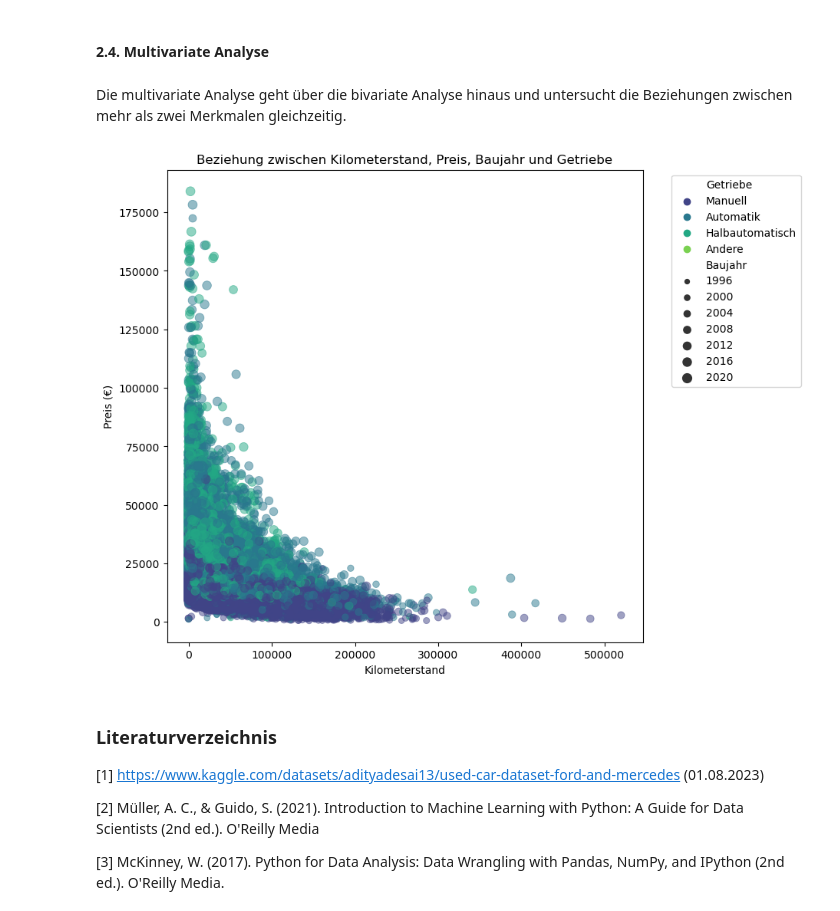
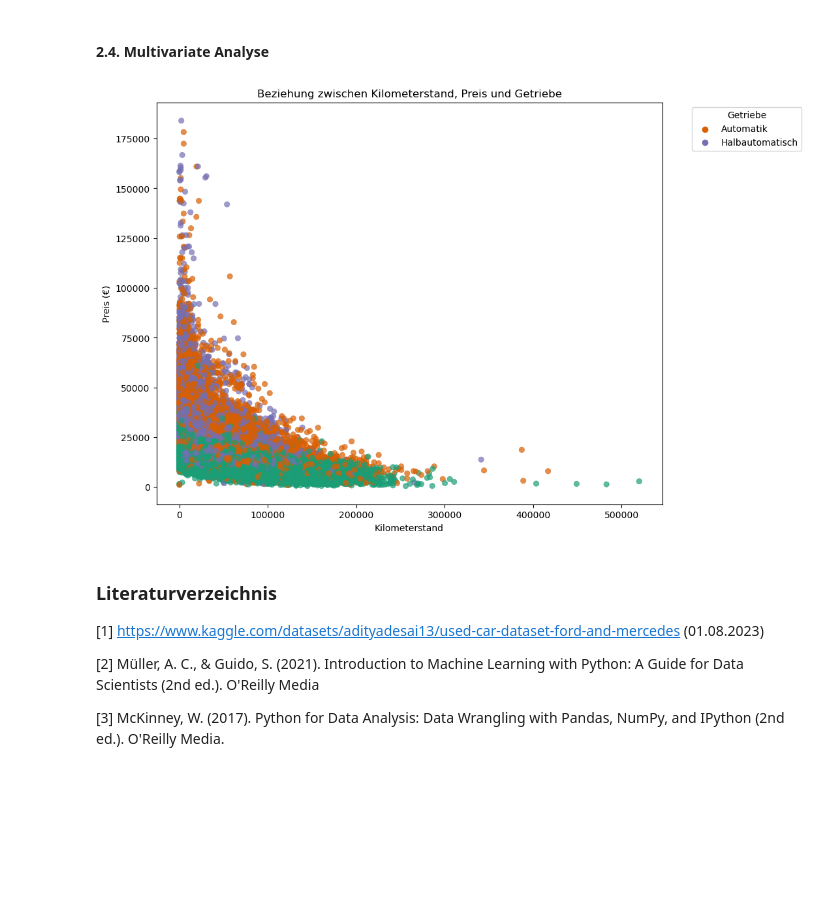
Before and after one commit to ONURYI/ML-Projekt---Gebrauchtwagen-Preisprognose, a Jupyter notebook: notebooks/Gesamtprojekt.ipynb, the cells around one changed output. Drawn from its saved outputs; the diff is of its cells as text; code cells hidden in the pictures; blank space fills up the shorter version.

```diff
--- a/notebooks/Gesamtprojekt.ipynb
+++ b/notebooks/Gesamtprojekt.ipynb
@@ -114,7 +112,7 @@ file_paths = [
     '../data/audi.csv',
     '../data/bmw.csv',
     '../data/ford.csv',
-    '../data/hyundi.csv',
+    '../data/hyundai.csv',
     '../data/mercedes.csv',
     '../data/skoda.csv',
     '../data/toyota.csv',
@@ -292,6 +290,11 @@ string_columns = ['Marke', 'Modell', 'Getriebe', 'Kraftstoffart']
 
 # Leerzeichen in den ausgewählten Spalten entfernen
 df[string_columns] = df[string_columns].apply(lambda x: x.str.replace(" ", ""))
+# %%
+# Entfernen der unerwünschten Ausprägungen in 'Getriebe' und 'Kraftstoffart'
+df = df[(df['Getriebe'] != 'Andere') &
+                 (df['Kraftstoffart'] != 'Elektrisch') &
+                 (df['Kraftstoffart'] != 'Andere')]
 # %%
 df
 # %% [output]
@@ -497,18 +507,20 @@ correlation_p_values_df
 Alle p-Werte sind 0, was bedeutet, dass die Korrelationen statistisch signifikant sind.
 # %% [markdown]
 #### <a id="Daten-bereinigen"></a>**2.4. Multivariate Analyse**
-# %% [markdown]
-Die multivariate Analyse geht über die bivariate Analyse hinaus und untersucht die Beziehungen zwischen mehr als zwei Merkmalen gleichzeitig.
 # %%
-plt.figure(figsize=(8, 8))
-sns.scatterplot(data=df, x='Kilometerstand', y='Preis (€)', hue='Getriebe', size='Baujahr', palette='viridis', alpha=0.5, edgecolor=None)
-plt.title('Beziehung zwischen Kilometerstand, Preis, Baujahr und Getriebe')
+plt.figure(figsize=(10, 8))
+scatter = sns.scatterplot(data=df, x='Kilometerstand', y='Preis (€)', hue='Getriebe',
+                          palette='Dark2', alpha=0.7, edgecolor=None)
+plt.title('Beziehung zwischen Kilometerstand, Preis und Getriebe')
 plt.xlabel('Kilometerstand')
 plt.ylabel('Preis (€)')
-plt.legend(bbox_to_anchor=(1.05, 1), loc='upper left')
+
+handles, labels = scatter.get_legend_handles_labels()
+scatter.legend(handles=handles[1:], labels=labels[1:], title='Getriebe', bbox_to_anchor=(1.05, 1), loc='upper left')
+
 plt.show()
 # %% [output]
-[figure, old version]
+[figure, new version]
 # %% [markdown]
 ### **Literaturverzeichnis**
 
```
Also changed, not shown: parts of 11 cells of this notebook, 2 other files.
